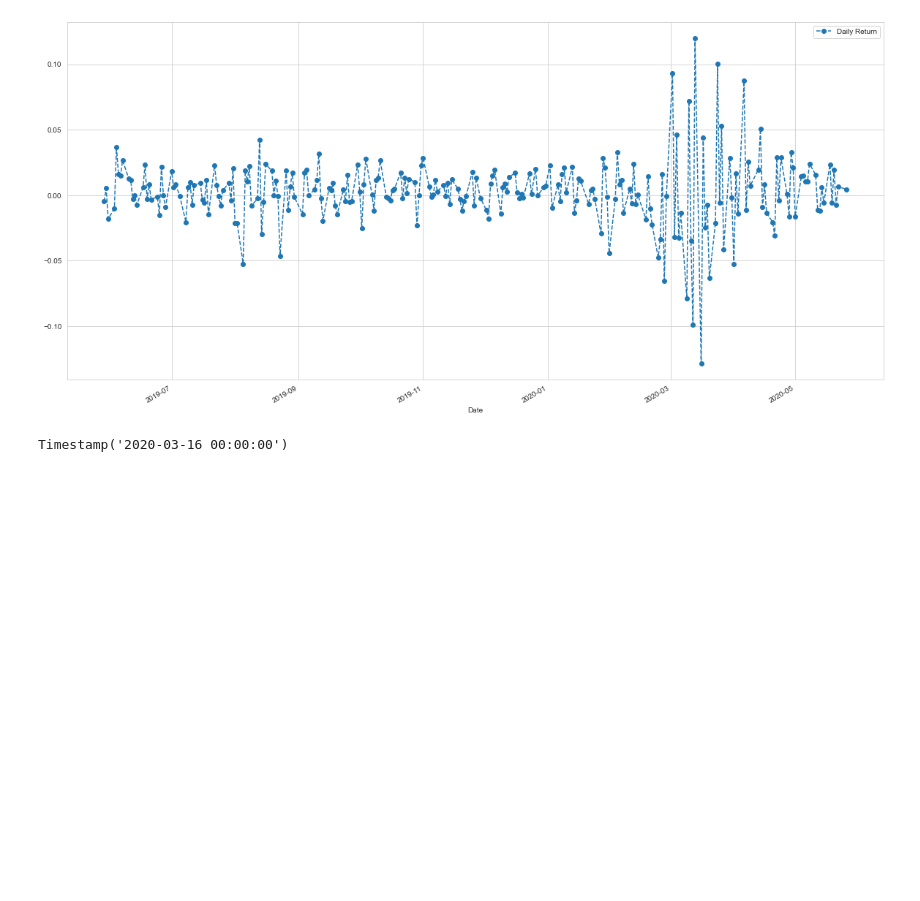
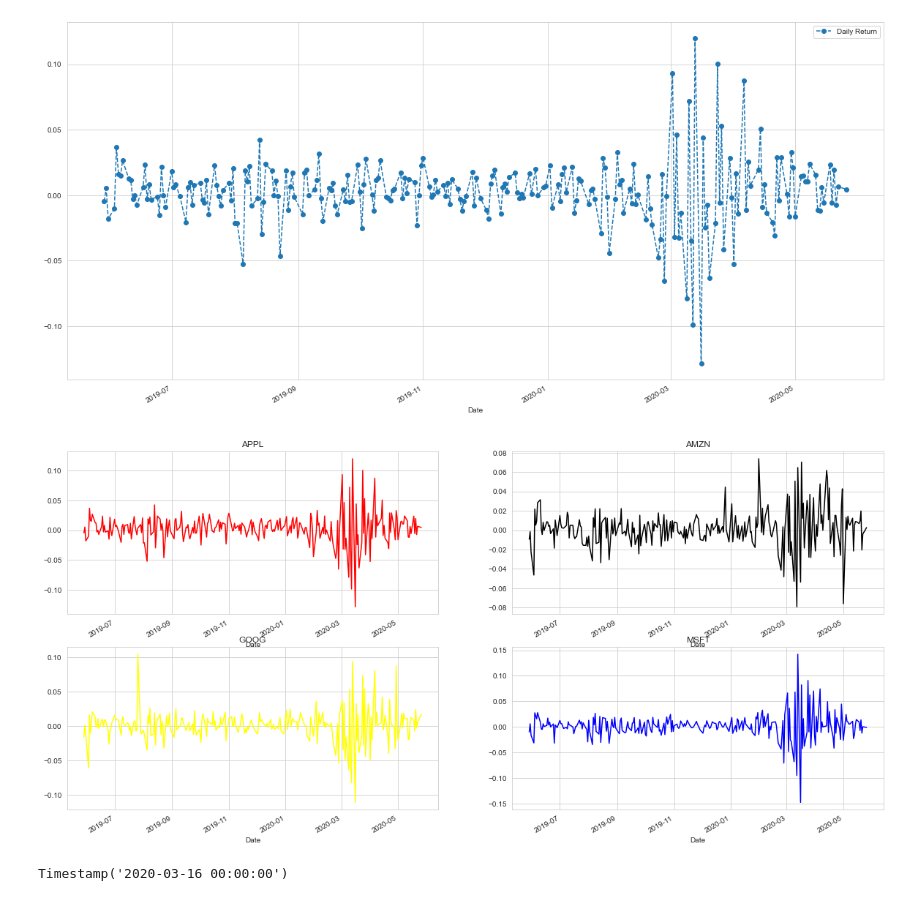
Before and after one commit to chibao659/Stock-Market, a Jupyter notebook: Stock Market Data Analysis Project.ipynb, the cells around one changed output. Saved outputs shown, nothing was run; the diff lists cells and outputs as text; code cells hidden in the pictures; blank space fills up the shorter version.

```diff
--- a/Stock Market Data Analysis Project.ipynb
+++ b/Stock Market Data Analysis Project.ipynb
@@ -158,6 +194,21 @@ AAPL['Daily Return'].plot(figsize=(20,10),legend = True, linestyle='--',
 # %% [output]
 <matplotlib.axes._subplots.AxesSubplot at 0x...>
 [figure]
+# %%
+AMZN['Daily Return'] = AMZN['Adj Close'].pct_change()
+GOOG['Daily Return'] = GOOG['Adj Close'].pct_change()
+MSFT['Daily Return'] = MSFT['Adj Close'].pct_change()
+# %%
+fig, axes = plt.subplots(2,2,figsize=(20,10))
+
+AAPL['Daily Return'].plot(ax=axes[0,0],color='red',title='APPL')
+AMZN['Daily Return'].plot(ax=axes[0,1],color='k',title='AMZN')
+GOOG['Daily Return'].plot(ax=axes[1,0],color='yellow',title='GOOG')
+MSFT['Daily Return'].plot(ax=axes[1,1],color='blue',title='MSFT')
+
+plt.figsize=(20,10)
+# %% [output]
+[figure, added]
 # %%
 AAPL['Daily Return'].idxmin()
 # %% [output]
```
Also changed, not shown: parts of 8 cells of this notebook.
